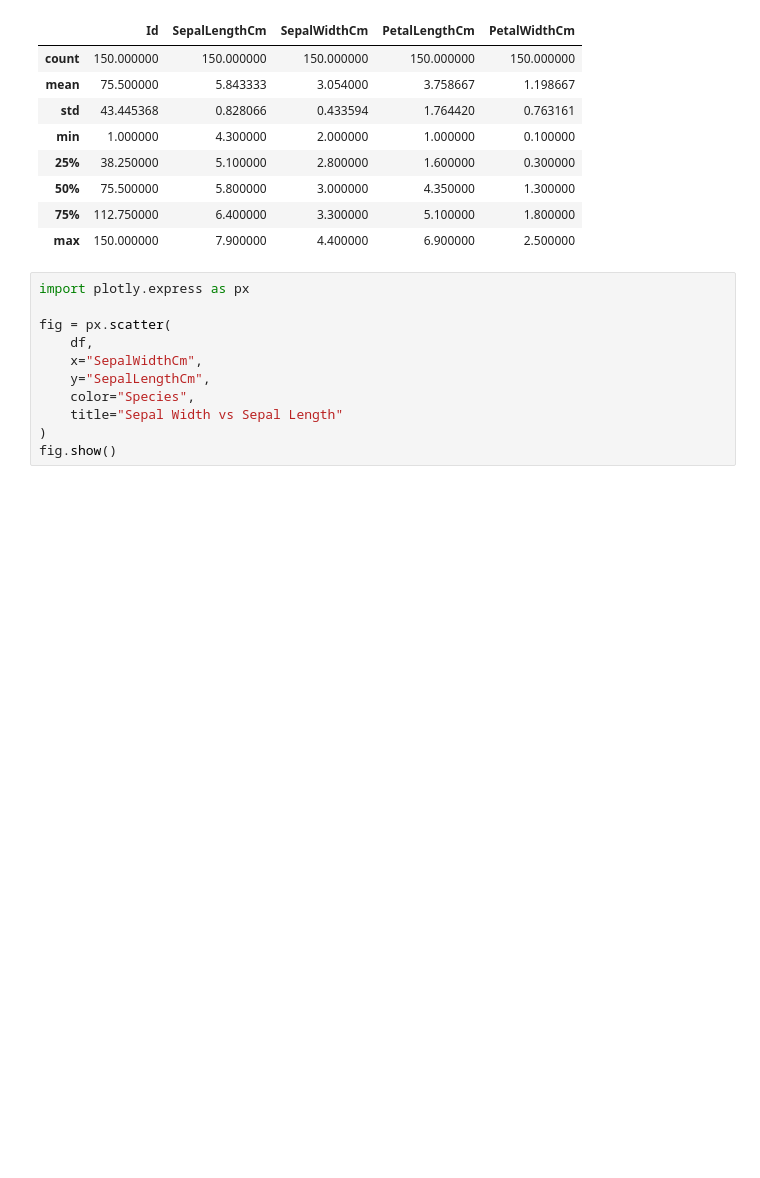
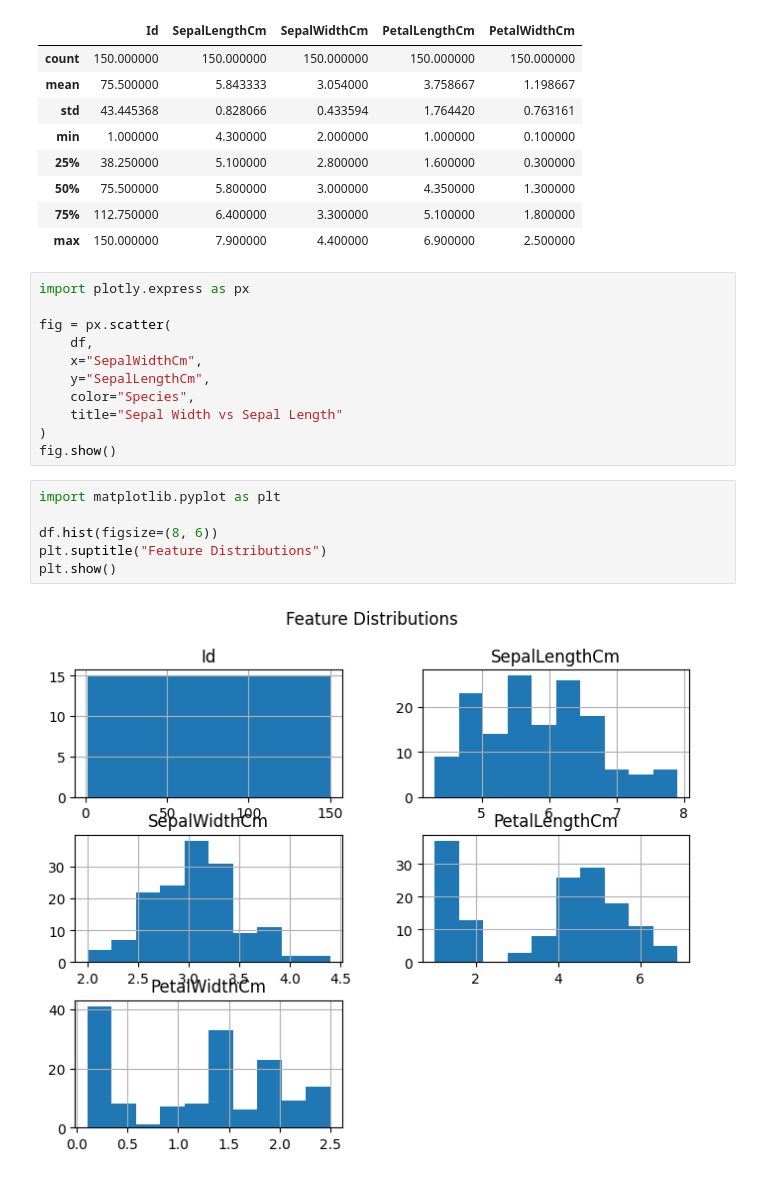
Before and after one commit to Bisrath1/iris-flower-classification, a Jupyter notebook: notebooks/eda.ipynb, the cells around one changed output. Saved outputs shown, nothing was run; the diff lists cells and outputs as text; blank space fills up the shorter version.

Commit message:
eda: visualize feature distributions using histograms

```diff
--- a/notebooks/eda.ipynb
+++ b/notebooks/eda.ipynb
@@ -34,3 +34,11 @@ fig = px.scatter(
     title="Sepal Width vs Sepal Length"
 )
 fig.show()
+# %%
+import matplotlib.pyplot as plt
+
+df.hist(figsize=(8, 6))
+plt.suptitle("Feature Distributions")
+plt.show()
+# %% [output]
+[figure, added]
```
